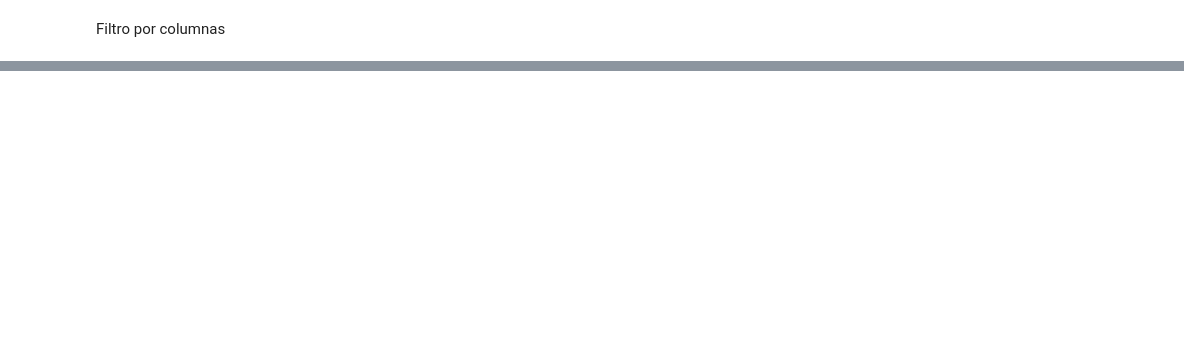
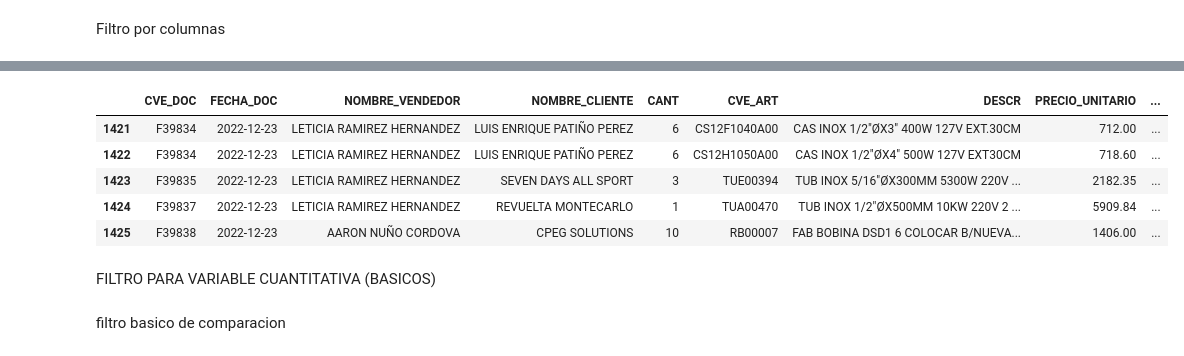
Before and after one commit to fitosmon/Entendimiento-de-datos, a Jupyter notebook: ExtraccionDatos/actividad2.1/2.1_extraccion_datos_tarea.ipynb, the cells around one changed output, grey strips where cells are left out. Cells and saved outputs as stored; diff of their text form; code cells hidden in the pictures; blank space fills up the shorter version.

```diff
--- a/ExtraccionDatos/actividad2.1/2.1_extraccion_datos_tarea.ipynb
+++ b/ExtraccionDatos/actividad2.1/2.1_extraccion_datos_tarea.ipynb
@@ -89,0 +164,19 @@ filtro3
+# %%
+filtro6 = df.tail()
+file6= open('filtroCola.csv', 'a')
+file6.write("En el sexto filtro se busca obtener  los ultimos 5 objetos\n")
+filtro6.to_csv(file6)
+file6.close()
+# %%
+filtro6
+# %% [output]
+|  | CVE_DOC | FECHA_DOC | NOMBRE_VENDEDOR | NOMBRE_CLIENTE | CANT | CVE_ART | DESCR | PRECIO_UNITARIO | ... |
+| 1421 | F39834 | 2022-12-23 | LETICIA RAMIREZ HERNANDEZ | LUIS ENRIQUE PATIÑO PEREZ | 6 | CS12F1040A00 | CAS INOX 1/2"ØX3" 400W 127V EXT.30CM | 712.00 | ... |
+| 1422 | F39834 | 2022-12-23 | LETICIA RAMIREZ HERNANDEZ | LUIS ENRIQUE PATIÑO PEREZ | 6 | CS12H1050A00 | CAS INOX 1/2"ØX4" 500W 127V EXT30CM | 718.60 | ... |
+| 1423 | F39835 | 2022-12-23 | LETICIA RAMIREZ HERNANDEZ | SEVEN DAYS ALL SPORT | 3 | TUE00394 | TUB INOX 5/16"ØX300MM 5300W 220V ... | 2182.35 | ... |
+| 1424 | F39837 | 2022-12-23 | LETICIA RAMIREZ HERNANDEZ | REVUELTA MONTECARLO | 1 | TUA00470 | TUB INOX 1/2"ØX500MM 10KW 220V 2 ... | 5909.84 | ... |
+| 1425 | F39838 | 2022-12-23 | AARON NUÑO CORDOVA | CPEG SOLUTIONS | 10 | RB00007 | FAB BOBINA DSD1 6 COLOCAR B/NUEVA... | 1406.00 | ... |
+# %% [markdown]
+FILTRO PARA VARIABLE CUANTITATIVA (BASICOS)
+# %% [markdown]
+filtro basico de comparacion
```
Also changed, not shown: parts of 18 cells of this notebook, 8 other files.
